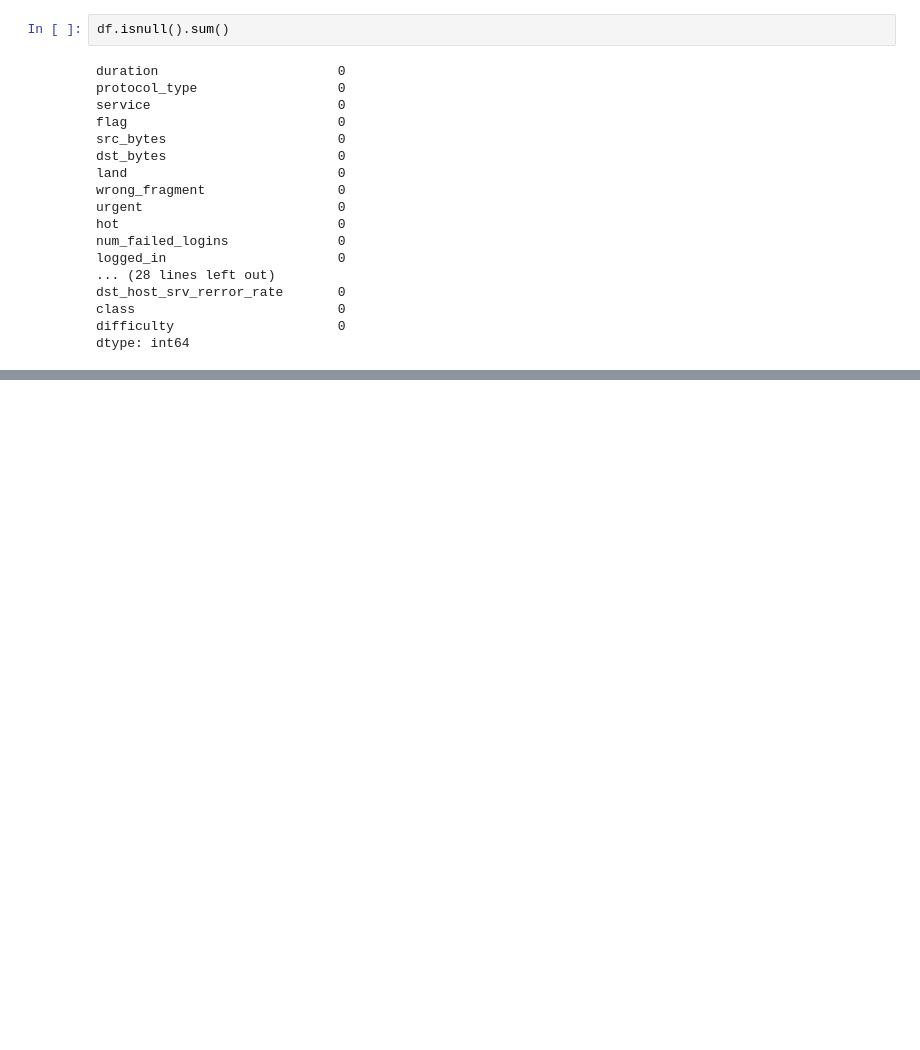
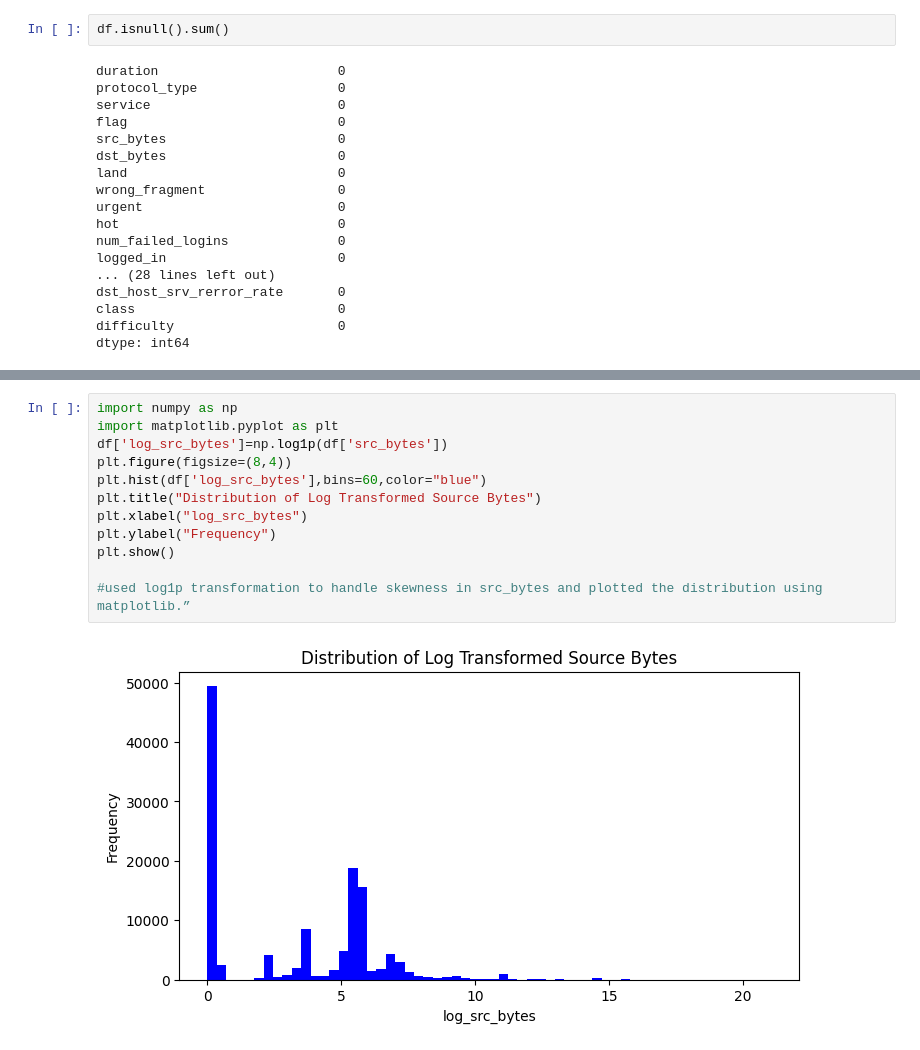
Before and after one commit to mailech/SentinelNet-AI-Powered-Network-Intrusion-Detection-System-, a Jupyter notebook: notebooks/01_data_loading.ipynb, the cells around one changed output, grey strips where cells are left out. Cells and saved outputs as stored; diff of their text form; blank space fills up the shorter version.

```diff
--- a/notebooks/01_data_loading.ipynb
+++ b/notebooks/01_data_loading.ipynb
@@ -604,0 +781,14 @@ np.int64(0)
+# %%
+import numpy as np
+import matplotlib.pyplot as plt
+df['log_src_bytes']=np.log1p(df['src_bytes'])
+plt.figure(figsize=(8,4))
+plt.hist(df['log_src_bytes'],bins=60,color="blue")
+plt.title("Distribution of Log Transformed Source Bytes")
+plt.xlabel("log_src_bytes")
+plt.ylabel("Frequency")
+plt.show()
+
+#used log1p transformation to handle skewness in src_bytes and plotted the distribution using matplotlib.”
+# %% [output]
+[figure, added]
```
Also changed, not shown: parts of 34 cells of this notebook, 2 other files.
